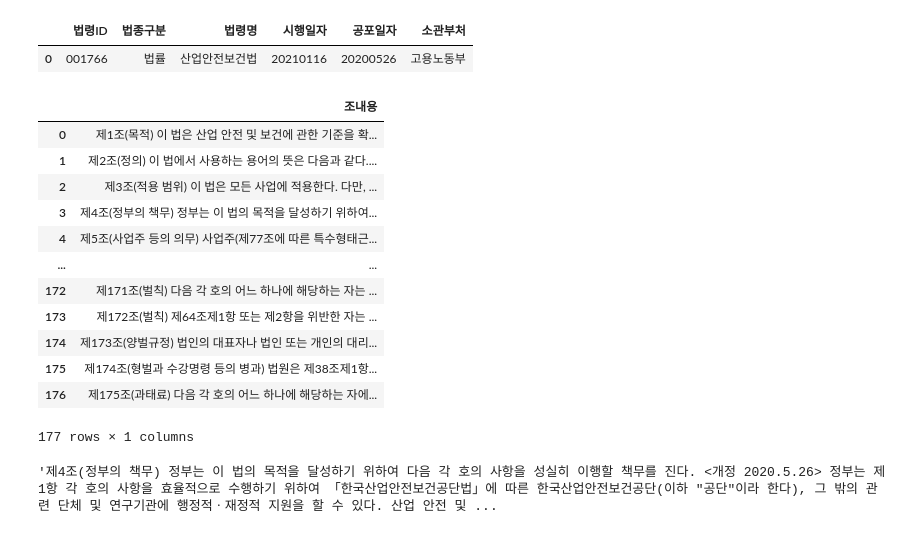
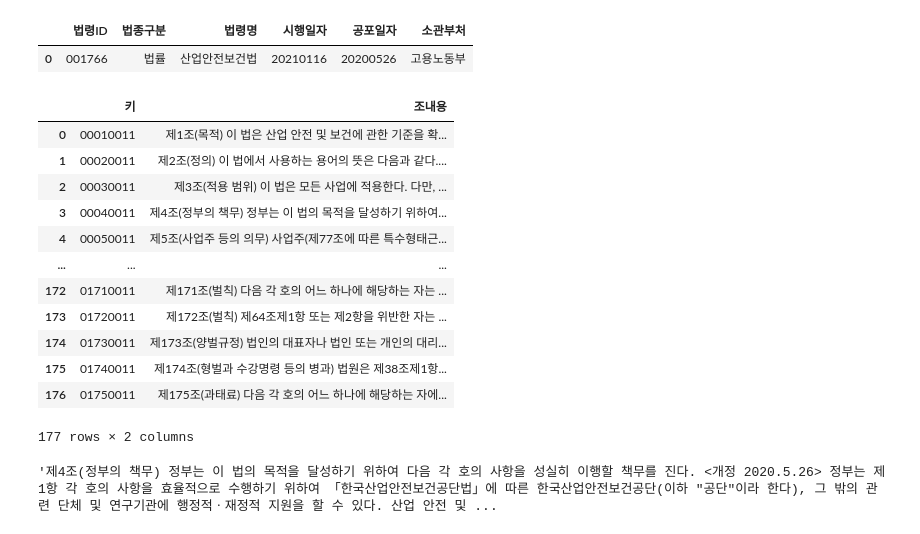
Before and after one commit to park1997/Industrial_safety_and_health_law-visualization, a Jupyter notebook: ParkByeongHyeon/산업안전보건법_XML.ipynb, the cells around one changed output. Drawn from its saved outputs; the diff is of its cells as text; code cells hidden in the pictures.

```diff
--- a/ParkByeongHyeon/산업안전보건법_XML.ipynb
+++ b/ParkByeongHyeon/산업안전보건법_XML.ipynb
@@ -137,39 +137,44 @@ lc_basic_df
 # %%
 data = soup.find_all('조문단위')
 df_info = pd.DataFrame()
 info = []
+key = []
 for i in data:
     info_str = ""
     if i.find("조문여부").get_text() == "조문":
         info_str += i.조문내용.get_text().strip() + ' '
         if i.항:
             hang_nums = i.find_all("항번호")
             ho_nums = i.find_all("호번호")
             if not i.find("항내용") :
                 for idx, p in enumerate(i.find_all("호내용")):
                     info_str += p.get_text().split(ho_nums[idx].get_text())[1].strip() + ' '
             else:
                 for hang_idx , k in enumerate(i.find_all("항내용")):
                     info_str += k.get_text().strip().split(hang_nums[hang_idx].get_text())[1].strip() + ' '
                 for ho_idx , j in enumerate(i.find_all("호내용")):
                     info_str += j.get_text().strip().split(ho_nums[ho_idx].get_text())[1].strip() + ' '
         info.append(info_str)
+        key.append(i['조문키']+"1")
+
+df_info["키"] = key
 df_info["조내용"] = info
+
 df_info
 # %% [output]
-|  | 조내용 |
-| 0 | 제1조(목적) 이 법은 산업 안전 및 보건에 관한 기준을 확... |
-| 1 | 제2조(정의) 이 법에서 사용하는 용어의 뜻은 다음과 같다.... |
-| 2 | 제3조(적용 범위) 이 법은 모든 사업에 적용한다. 다만, ... |
-| 3 | 제4조(정부의 책무) 정부는 이 법의 목적을 달성하기 위하여... |
-| 4 | 제5조(사업주 등의 의무) 사업주(제77조에 따른 특수형태근... |
-| ... | ... |
-| 172 | 제171조(벌칙) 다음 각 호의 어느 하나에 해당하는 자는 ... |
-| 173 | 제172조(벌칙) 제64조제1항 또는 제2항을 위반한 자는 ... |
-| 174 | 제173조(양벌규정) 법인의 대표자나 법인 또는 개인의 대리... |
-| 175 | 제174조(형벌과 수강명령 등의 병과) 법원은 제38조제1항... |
-| 176 | 제175조(과태료) 다음 각 호의 어느 하나에 해당하는 자에... |
+|  | 키 | 조내용 |
+| 0 | 00010011 | 제1조(목적) 이 법은 산업 안전 및 보건에 관한 기준을 확... |
+| 1 | 00020011 | 제2조(정의) 이 법에서 사용하는 용어의 뜻은 다음과 같다.... |
+| 2 | 00030011 | 제3조(적용 범위) 이 법은 모든 사업에 적용한다. 다만, ... |
+| 3 | 00040011 | 제4조(정부의 책무) 정부는 이 법의 목적을 달성하기 위하여... |
+| 4 | 00050011 | 제5조(사업주 등의 의무) 사업주(제77조에 따른 특수형태근... |
+| ... | ... | ... |
+| 172 | 01710011 | 제171조(벌칙) 다음 각 호의 어느 하나에 해당하는 자는 ... |
+| 173 | 01720011 | 제172조(벌칙) 제64조제1항 또는 제2항을 위반한 자는 ... |
+| 174 | 01730011 | 제173조(양벌규정) 법인의 대표자나 법인 또는 개인의 대리... |
+| 175 | 01740011 | 제174조(형벌과 수강명령 등의 병과) 법원은 제38조제1항... |
+| 176 | 01750011 | 제175조(과태료) 다음 각 호의 어느 하나에 해당하는 자에... |
-177 rows × 1 columns
+177 rows × 2 columns
 # %%
 df_info["조내용"][3]
 # %% [output]
```
Also changed, not shown: parts of 4 cells of this notebook, 11 other files.
